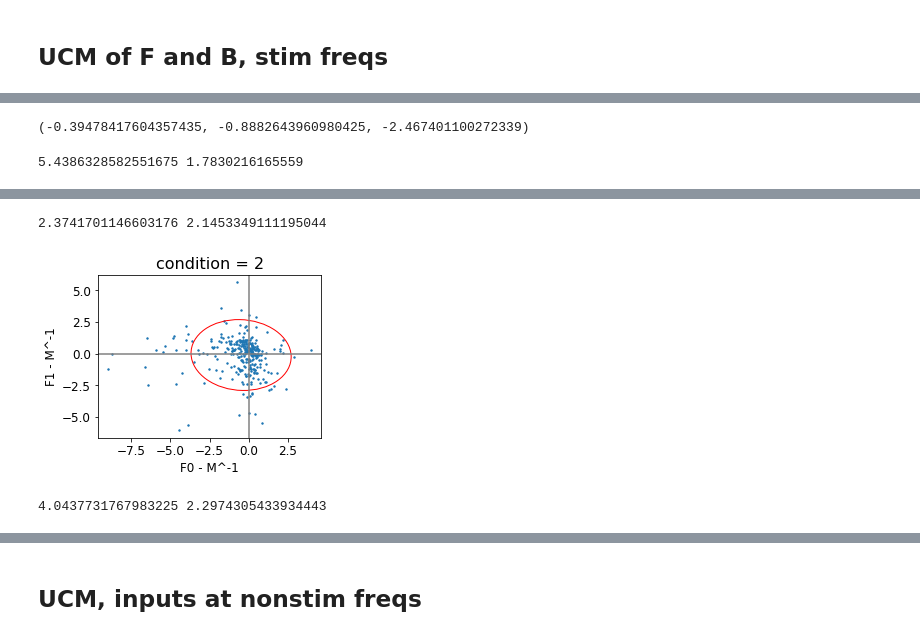
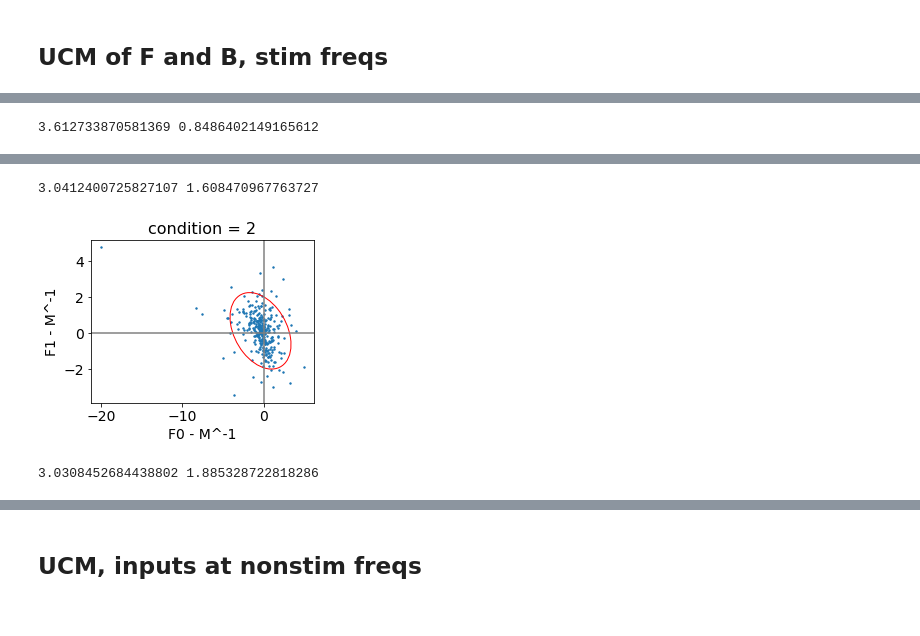
Before and after one commit to sburden-group/sensorimotor_fusion, a Jupyter notebook: analysis/Multimodal paper/20250203_IEEE_rehab.ipynb, the cells around one changed output, grey strips where cells are left out. Saved outputs shown, nothing was run; the diff lists cells and outputs as text; code cells hidden in the pictures.

```diff
--- a/analysis/Multimodal paper/20250203_IEEE_rehab.ipynb
+++ b/analysis/Multimodal paper/20250203_IEEE_rehab.ipynb
@@ -160,3 +338,11 @@ for cond in range(condition_num):
+# %%
+datas = []
+last_trials = 5 # 10//2
+stim_below = 3
+
+TF = Tyd[:,:,-last_trials:,:stim_below] # Tyd at stim below 0.25 Hz
+for cond in range(condition_num):
+    datas.append( np.mean((np.abs(TF[:,cond,:,:]))**2, axis = (1,2)) )#mean across all trials and freqs
 # %%
 labels = conditions #slider : EMG
 boxcolors = [colors['BLUE'],'#2ca086',colors['GREEN'],'#88a02c',colors['GOLD']]
@@ -1449,13 +1633,13 @@ diff_F.shape
 # Stability
 # %%
 # open loop TF L = BM
-# crossover freq 0.25Hz
+stim_below = 3 # crossover freq 0.25Hz
 PM = np.zeros((subject_num,condition_num))
 GM = np.zeros((subject_num,condition_num))
-last_few_trials = 7 # across all trials (N//2)
+last_trials = 5 # across last 10 trials (10//2)
 for sub in range(subject_num):
     for cond in range(condition_num):
-        L = B[sub,cond,-last_few_trials:,2] * M[2] #all trial @ crossover freq (0.25)
+        L = B[sub,cond,-last_trials:,2] * M[2] #all trial @ crossover freq (at 0.25Hz)
         PM[sub,cond] = np.mean(np.pi + np.angle(L)) #mean across trials
         GM[sub,cond] = np.mean(np.abs(L)) #mean across trials #in dB?
 print(PM.shape)
@@ -1508,0 +1694,19 @@ WilcoxonTest(datas)
+# %%
+labels = conditions #slider : EMG
+boxcolors = [colors['BLUE'],'#2ca086',colors['GREEN'],'#88a02c',colors['GOLD']]
+
+datas = [GM[:,0],GM[:,1],GM[:,2],GM[:,3],GM[:,4]]
+
+fig,ax = plt.subplots(figsize=(4,3))
+bplot = ax.boxplot(datas, widths = 0.4,patch_artist=True,labels=labels, showfliers=False)
+for patch, color in zip(bplot['boxes'], boxcolors): # fill with colors
+    patch.set_facecolor(color)
+for median in bplot['medians']:
+    median.set_color('black')
+ax.set_xlabel(r'% EMG ($\alpha$)',fontsize = 14) #add x axis labels
+face0 = ax.axvspan(1.5,4.5, facecolor='green', alpha=0.15)
+ax.set_ylabel('Gain margin',fontsize = 14) # add y axis label
+ax.grid('on',zorder=-1)
+plt.tight_layout()
+# fig.savefig('example_sub1.svg')
+plt.show()
@@ -1535,7 +1732,7 @@ def variances(signal0, siganl1, cond, argument = 'real'):
     elif cond == 1: #emg = 0.25
         E_ORT = np.array([1,3])
         E_UCM = np.array([3,-1])
-    elif c == 3: #emg = 0.75
+    elif cond == 3: #emg = 0.75
         E_ORT = np.array([3,1])
         E_UCM = np.array([1,-3])
     else:
@@ -1548,10 +1745,8 @@ def variances(signal0, siganl1, cond, argument = 'real'):
     variance_ort = 1/k *(E_ORT.T@Sigma@E_ORT)
 
     return variance_ucm,variance_ort
-# %% [output]
-(-0.39478417604357435, -0.8882643960980425, -2.467401100272339)
 # %%
-last_few_trials = 7 # cross trials (N//2)
+last_few_trials = 5 # cross trials (N//2)
 lowest_freq = 1
 for cond in [1,2,3]:
     fig,ax = plt.subplots(figsize=(4,3))
@@ -1582,4 +1777,4 @@ for cond in [1,2,3]:
     ax.set_title('condition = '+str(cond))
     plt.show()
 # %% [output]
-5.4386328582551675 1.7830216165559
+3.612733870581369 0.8486402149165612
@@ -1587,3 +1782,3 @@ for cond in [1,2,3]:
-2.3741701146603176 2.1453349111195044
+3.0412400725827107 1.608470967763727
-[figure, old version]
+[figure, new version]
-4.0437731767983225 2.2974305433934443
+3.0308452684438802 1.885328722818286
```
Also changed, not shown: parts of 48 cells of this notebook.
